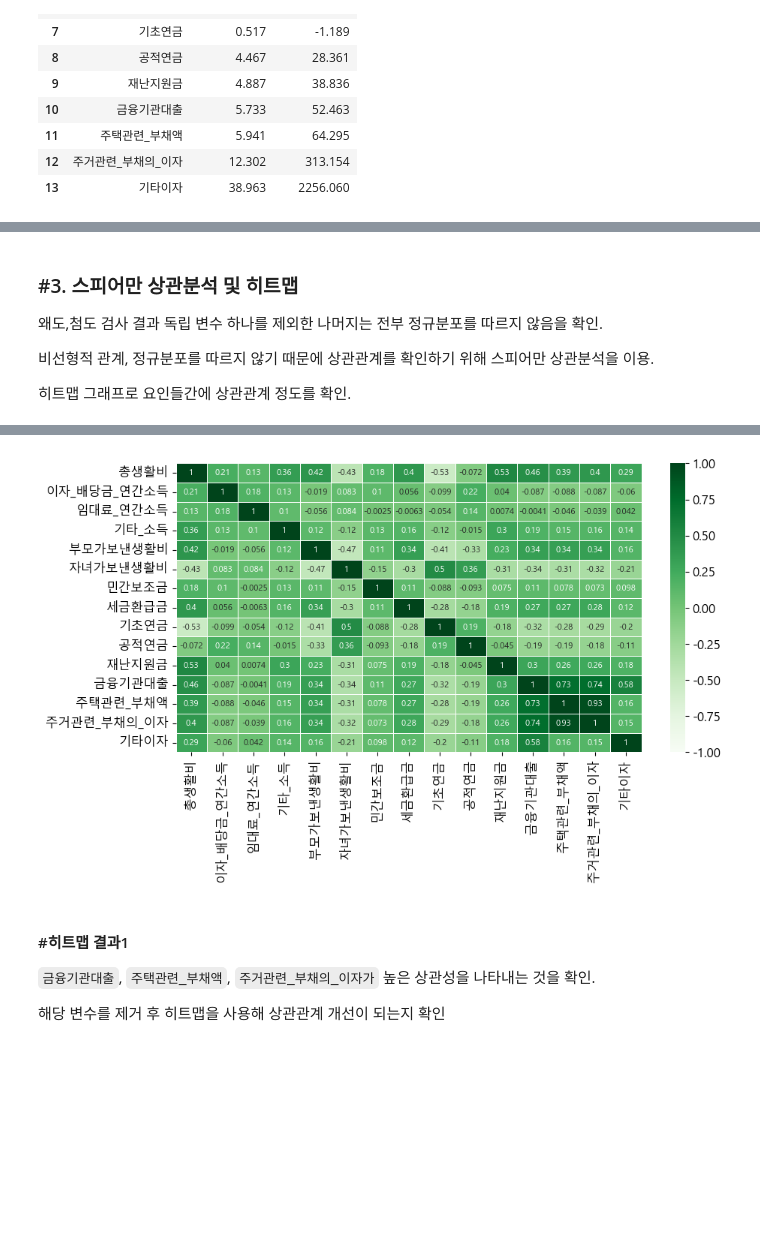
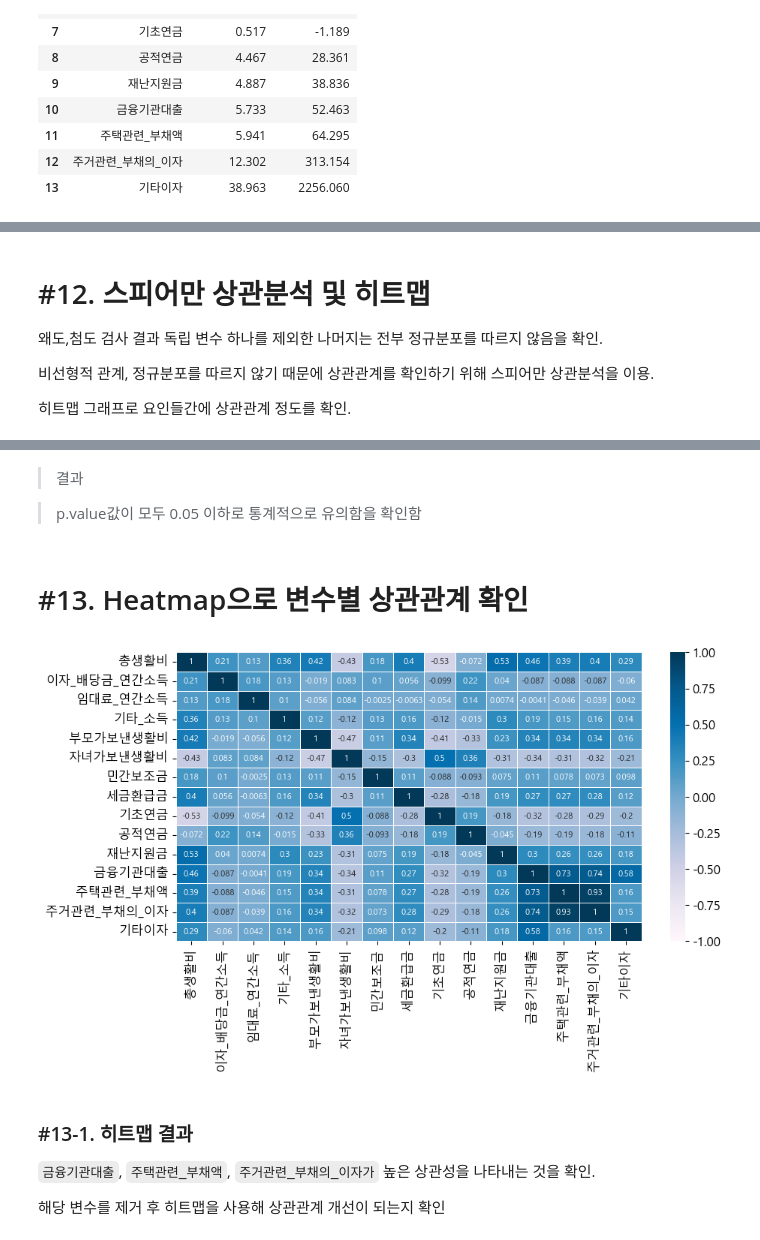
Before and after one commit to jagara101/SemiProject3, a Jupyter notebook: 3차세미 프로젝트 08.14-08.22/!3차 세미프로젝트 코드 최종.ipynb, the cells around one changed output, grey strips where cells are left out. Cells and saved outputs as stored; diff of their text form; code cells hidden in the pictures; blank space fills up the shorter version.

```diff
--- a/3차세미 프로젝트 08.14-08.22/!3차 세미프로젝트 코드 최종.ipynb
+++ b/3차세미 프로젝트 08.14-08.22/!3차 세미프로젝트 코드 최종.ipynb
@@ -722,7 +712,7 @@ styled_df
 - 다만, 기초통계량(describe) 확인 시 각 변수 별 수치의 편차가 크고 최소값이 "0"인 경우가 많음.
 - 해당 데이터는 국민들을 대상으로 한 실제 기반의 데이터이기 때문에 정규분포를 따르지 않을 수 있음을 염두해야 할 것으로 판단됨.
 # %% [markdown]
-### #3. 스피어만 상관분석 및 히트맵
+# #12. 스피어만 상관분석 및 히트맵
 
 왜도,첨도 검사 결과 독립 변수 하나를 제외한 나머지는 전부 정규분포를 따르지 않음을 확인.
 
@@ -751,26 +741,32 @@ helper.spearman_r(df2)
 | 주거관련_부채의_이자 vs 기타이자        |    0.153365 |  1.43716e-42 | True     |
 | 기타이자 vs 총생활비                    |    0.294924 |  1.7013e-157 | True     |
 +-----------------------------------------+-------------+--------------+----------+
+# %% [markdown]
+> 결과
+
+> p.value값이 모두 0.05 이하로 통계적으로 유의함을 확인함
+# %% [markdown]
+# #13. Heatmap으로 변수별 상관관계 확인
 # %%
 corr = df2.corr(method='spearman')
 # corr.head()
 # %%
 plt.rcParams["figure.figsize"] = (10,5)
 
 sb.heatmap(corr,
            annot = True, #실제 값 화면에 나타내기
-           cmap = 'Greens', #색상(Greys,Purples,Blues,Greens,Oranges,Reds,OrRd,PuRd,RdPu,BuPu,GnBu,PuBu,YlGnBu,PuBuGn,BuGn,YlGn)
+           cmap = 'PuBu', #색상(Greys,Purples,Blues,Greens,Oranges,Reds,OrRd,PuRd,RdPu,BuPu,GnBu,PuBu,YlGnBu,PuBuGn,BuGn,YlGn)
            vmin = -1, vmax=1 , #컬러차트 영역 -1 ~ +1
            linewidths=.5, #구분선 굵기
            annot_kws={"size": 8}  # 글자 크기 조정
 )
 
 plt.show()
 plt.close()
 # %% [output]
-[figure, old version]
+[figure, new version]
 # %% [markdown]
-#### #히트맵 결과1
+### #13-1. 히트맵 결과
 
 `금융기관대출`, `주택관련_부채액`, `주거관련_부채의_이자가` 높은 상관성을 나타내는 것을 확인.
 
```
Also changed, not shown: parts of 71 cells of this notebook, 1 other file.
